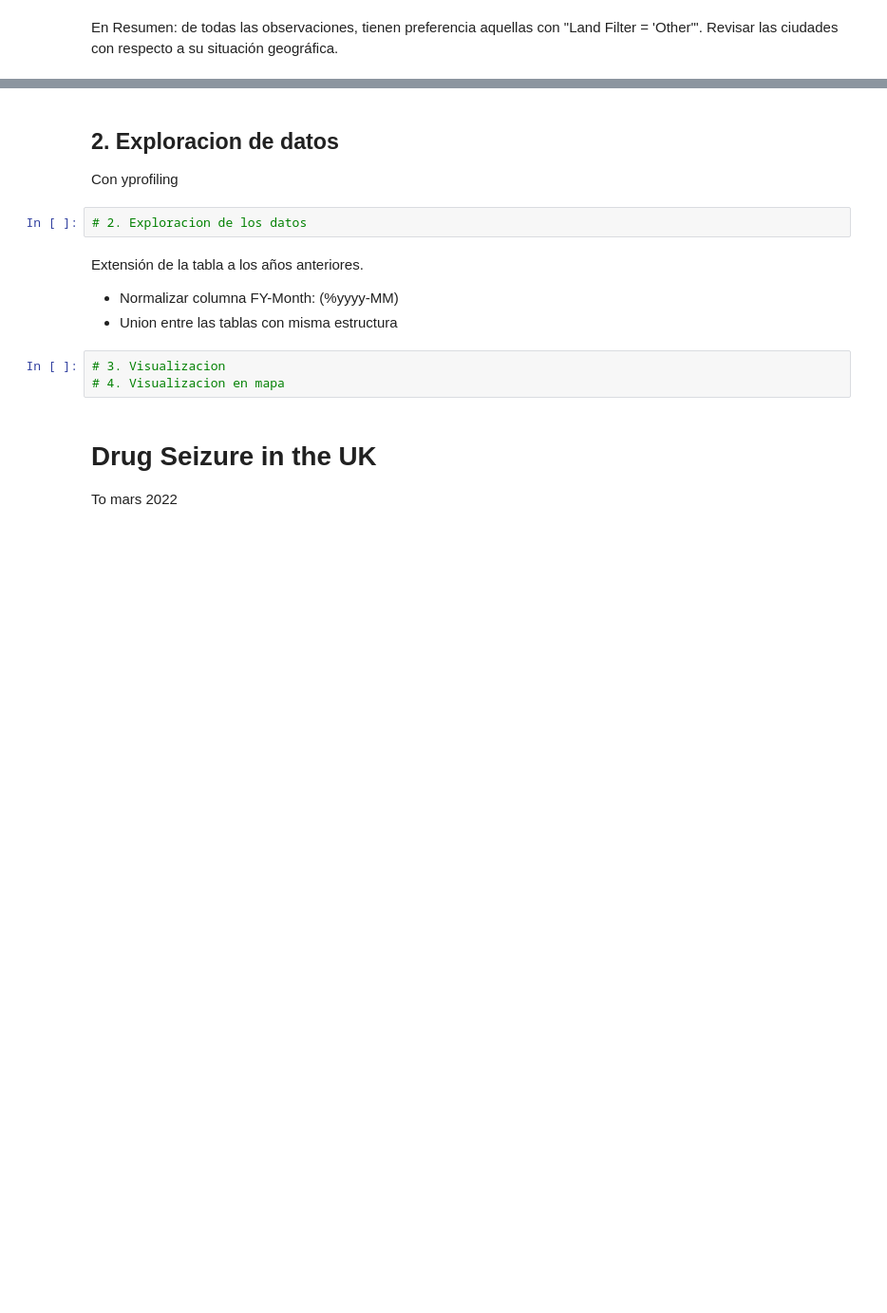
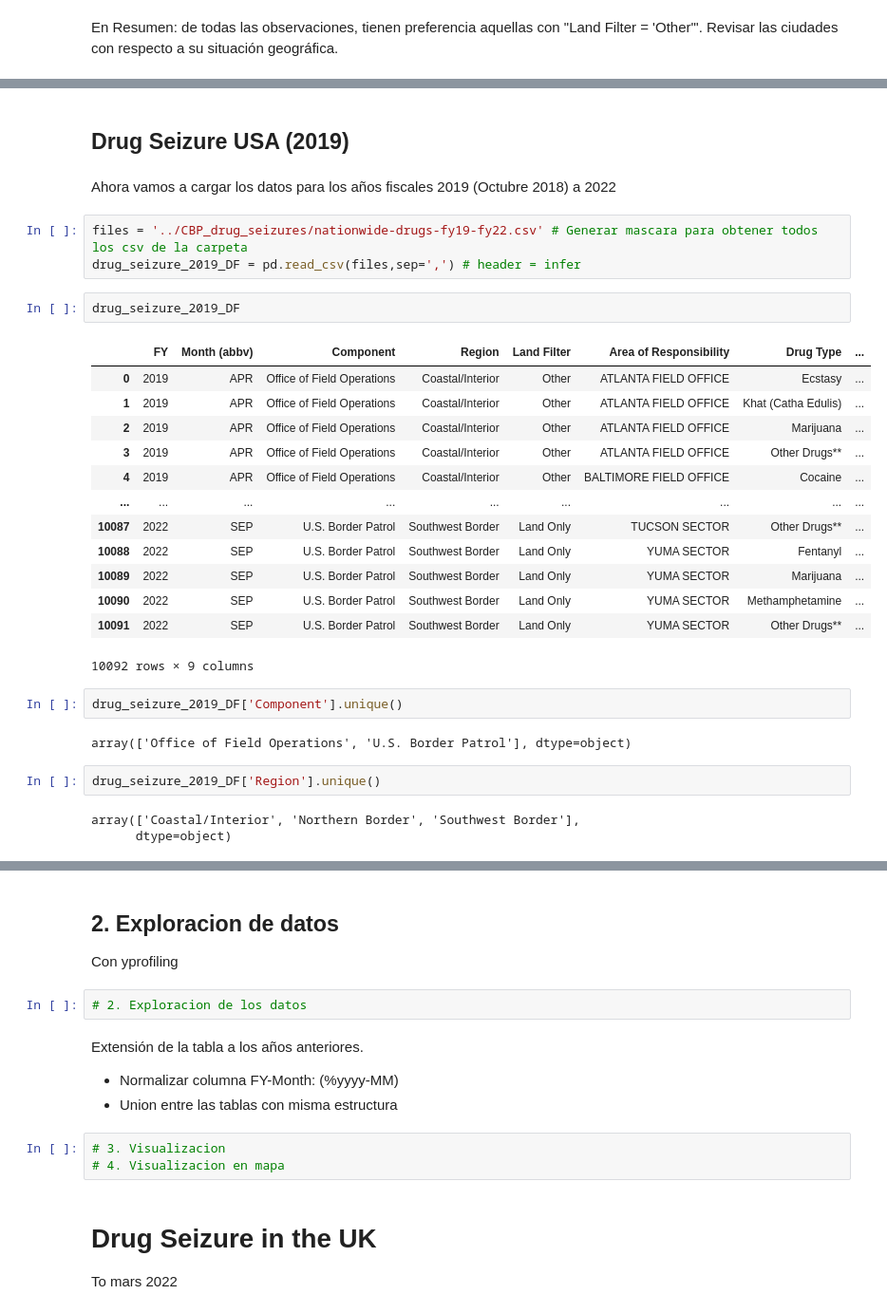
Before and after one commit to GonzaloLopezS/TFM_AFI_2025, a Jupyter notebook: AAA_code/drug-seizure_EDA.ipynb, the cells around one changed output, grey strips where cells are left out. Shown at 95% size. Drawn from its saved outputs; the diff is of its cells as text; blank space fills up the shorter version.

```diff
--- a/AAA_code/drug-seizure_EDA.ipynb
+++ b/AAA_code/drug-seizure_EDA.ipynb
@@ -161,0 +198,32 @@ En Resumen: de todas las observaciones, tienen preferencia aquellas con "Land Fi
+# %% [markdown]
+## Drug Seizure USA (2019)
+# %% [markdown]
+Ahora vamos a cargar los datos para los años fiscales 2019 (Octubre 2018) a 2022
+# %%
+files = '../CBP_drug_seizures/nationwide-drugs-fy19-fy22.csv' # Generar mascara para obtener todos los csv de la carpeta
+drug_seizure_2019_DF = pd.read_csv(files,sep=',') # header = infer
+# %%
+drug_seizure_2019_DF
+# %% [output]
+|  | FY | Month (abbv) | Component | Region | Land Filter | Area of Responsibility | Drug Type | ... |
+| 0 | 2019 | APR | Office of Field Operations | Coastal/Interior | Other | ATLANTA FIELD OFFICE | Ecstasy | ... |
+| 1 | 2019 | APR | Office of Field Operations | Coastal/Interior | Other | ATLANTA FIELD OFFICE | Khat (Catha Edulis) | ... |
+| 2 | 2019 | APR | Office of Field Operations | Coastal/Interior | Other | ATLANTA FIELD OFFICE | Marijuana | ... |
+| 3 | 2019 | APR | Office of Field Operations | Coastal/Interior | Other | ATLANTA FIELD OFFICE | Other Drugs** | ... |
+| 4 | 2019 | APR | Office of Field Operations | Coastal/Interior | Other | BALTIMORE FIELD OFFICE | Cocaine | ... |
+| ... | ... | ... | ... | ... | ... | ... | ... | ... |
+| 10087 | 2022 | SEP | U.S. Border Patrol | Southwest Border | Land Only | TUCSON SECTOR | Other Drugs** | ... |
+| 10088 | 2022 | SEP | U.S. Border Patrol | Southwest Border | Land Only | YUMA SECTOR | Fentanyl | ... |
+| 10089 | 2022 | SEP | U.S. Border Patrol | Southwest Border | Land Only | YUMA SECTOR | Marijuana | ... |
+| 10090 | 2022 | SEP | U.S. Border Patrol | Southwest Border | Land Only | YUMA SECTOR | Methamphetamine | ... |
+| 10091 | 2022 | SEP | U.S. Border Patrol | Southwest Border | Land Only | YUMA SECTOR | Other Drugs** | ... |
+10092 rows × 9 columns
+# %%
+drug_seizure_2019_DF['Component'].unique()
+# %% [output]
+array(['Office of Field Operations', 'U.S. Border Patrol'], dtype=object)
+# %%
+drug_seizure_2019_DF['Region'].unique()
+# %% [output]
+array(['Coastal/Interior', 'Northern Border', 'Southwest Border'],
+      dtype=object)
```
Also changed, not shown: parts of 19 cells of this notebook, 25 other files.
